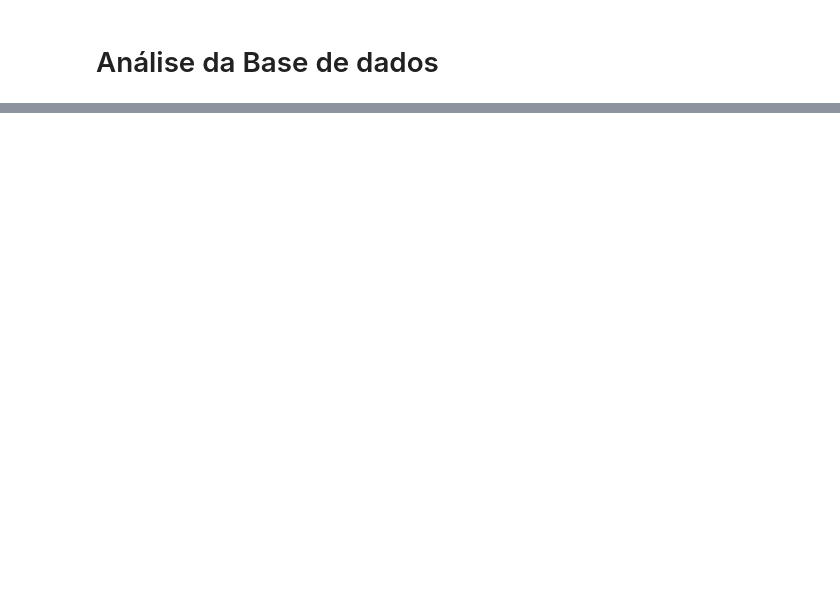
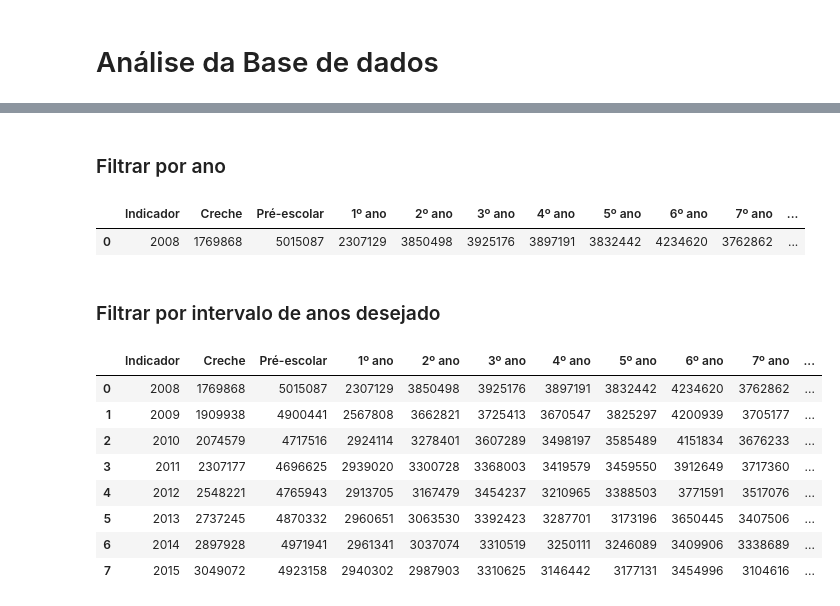
Before and after one commit to jgsjuliana/EDA_CensoEscolarIBGE, a Jupyter notebook: Projeto - Técnicas de Programação I.ipynb, the cells around one changed output, grey strips where cells are left out. Saved outputs shown, nothing was run; the diff lists cells and outputs as text; code cells hidden in the pictures; blank space fills up the shorter version.

```diff
--- a/Projeto - Técnicas de Programação I.ipynb
+++ b/Projeto - Técnicas de Programação I.ipynb
@@ -307,0 +346,33 @@ df['4º série'].plot()
+# %% [markdown]
+### Filtrar por ano
+# %%
+ano_escolhido = int(input('Digite o ano que deseja analisar (2008 até 2021):'))
+# Verificar se o ano está dentro do intervalo esperado
+if 2008 <= ano_escolhido <= 2021:
+    df_ano_escolhido = df[df['Indicador'] == ano_escolhido]
+    display(df_ano_escolhido)
+else:
+    print("Erro: O ano digitado está fora do intervalo esperado (2008 até 2021).")
+# %% [output]
+|  | Indicador | Creche | Pré-escolar | 1º ano | 2º ano | 3º ano | 4º ano | 5º ano | 6º ano | 7º ano | ... |
+| 0 | 2008 | 1769868 | 5015087 | 2307129 | 3850498 | 3925176 | 3897191 | 3832442 | 4234620 | 3762862 | ... |
+# %% [markdown]
+### Filtrar por intervalo de anos desejado
+# %%
+ano_inicio= int(input('Digite o ano inicial da análise :'))
+ano_fim= int(input('Digite o ano final da análise :'))
+if 2008 <= ano_inicio <= 2021 and 2008 <= ano_fim <= 2021 and ano_inicio <= ano_fim:
+    df_intervalo_anos= df[(df['Indicador']>= ano_inicio ) & (df['Indicador']<= ano_fim)]
+    display(df_intervalo_anos)
+else:
+    print(f'Erro: Verifique o período inserido.\n**Ano Início: {ano_inicio}**\n**Ano Fim: {ano_fim}** ')
+# %% [output]
+|  | Indicador | Creche | Pré-escolar | 1º ano | 2º ano | 3º ano | 4º ano | 5º ano | 6º ano | 7º ano | ... |
+| 0 | 2008 | 1769868 | 5015087 | 2307129 | 3850498 | 3925176 | 3897191 | 3832442 | 4234620 | 3762862 | ... |
+| 1 | 2009 | 1909938 | 4900441 | 2567808 | 3662821 | 3725413 | 3670547 | 3825297 | 4200939 | 3705177 | ... |
+| 2 | 2010 | 2074579 | 4717516 | 2924114 | 3278401 | 3607289 | 3498197 | 3585489 | 4151834 | 3676233 | ... |
+| 3 | 2011 | 2307177 | 4696625 | 2939020 | 3300728 | 3368003 | 3419579 | 3459550 | 3912649 | 3717360 | ... |
+| 4 | 2012 | 2548221 | 4765943 | 2913705 | 3167479 | 3454237 | 3210965 | 3388503 | 3771591 | 3517076 | ... |
+| 5 | 2013 | 2737245 | 4870332 | 2960651 | 3063530 | 3392423 | 3287701 | 3173196 | 3650445 | 3407506 | ... |
+| 6 | 2014 | 2897928 | 4971941 | 2961341 | 3037074 | 3310519 | 3250111 | 3246089 | 3409906 | 3338689 | ... |
+| 7 | 2015 | 3049072 | 4923158 | 2940302 | 2987903 | 3310625 | 3146442 | 3177131 | 3454996 | 3104616 | ... |
```
Also changed, not shown: parts of 9 cells of this notebook.
